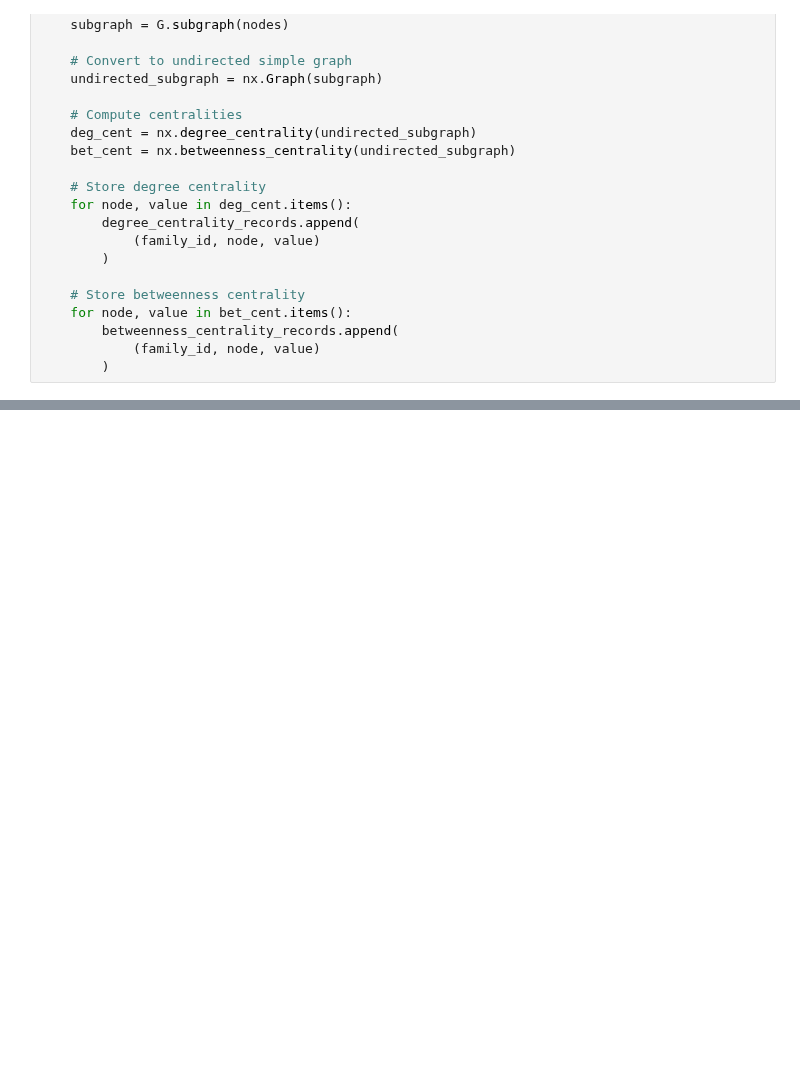
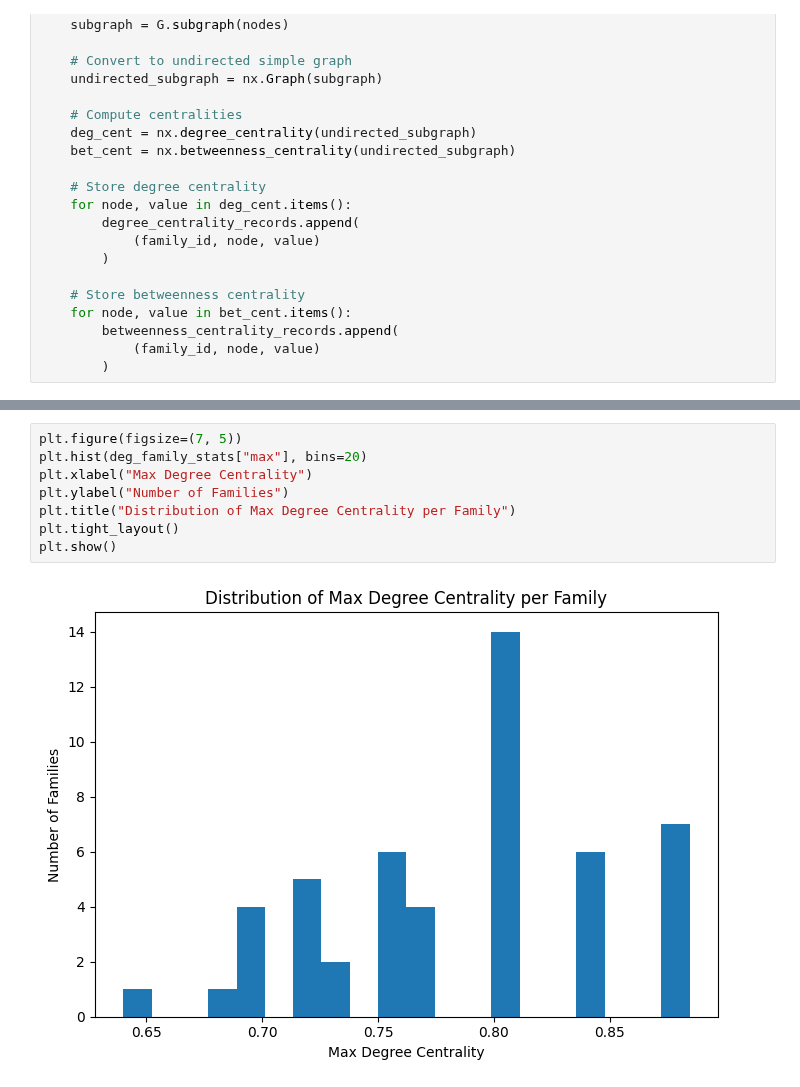
Before and after one commit to phanindragollapalli/A-Study-on-MetaFam-Knowledge-Graph, a Jupyter notebook: scripts/task-1.ipynb, the cells around one changed output, grey strips where cells are left out. Drawn from its saved outputs; the diff is of its cells as text; blank space fills up the shorter version.

```diff
--- a/scripts/task-1.ipynb
+++ b/scripts/task-1.ipynb
@@ -533,0 +651,10 @@ centrality_df.head()
+# %%
+plt.figure(figsize=(7, 5))
+plt.hist(deg_family_stats["max"], bins=20)
+plt.xlabel("Max Degree Centrality")
+plt.ylabel("Number of Families")
+plt.title("Distribution of Max Degree Centrality per Family")
+plt.tight_layout()
+plt.show()
+# %% [output]
+[figure, added]
```
Also changed, not shown: parts of 54 cells of this notebook.
